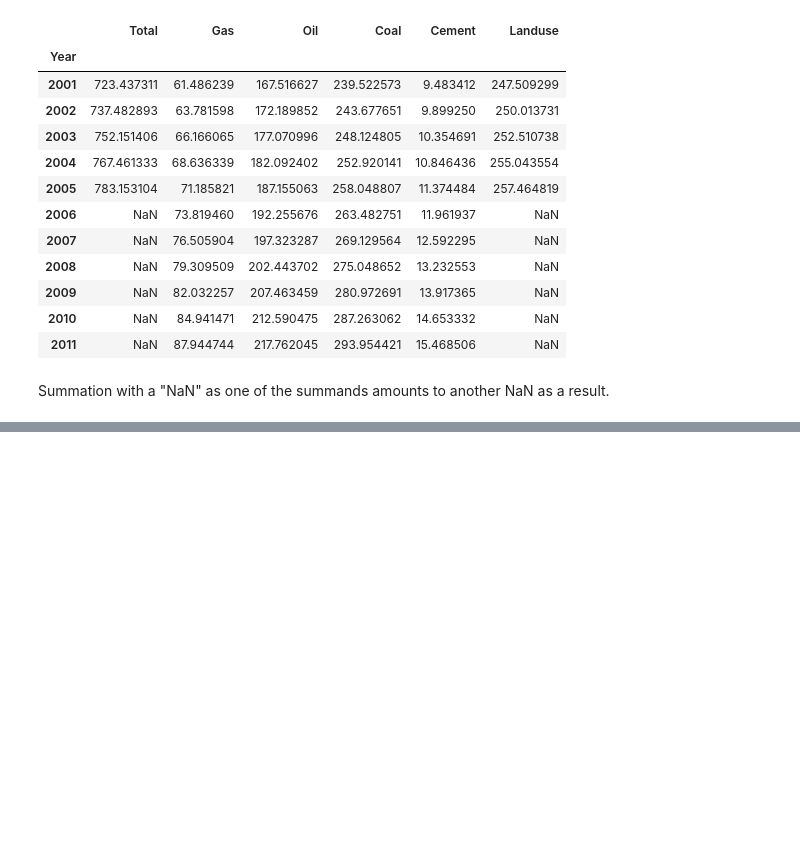
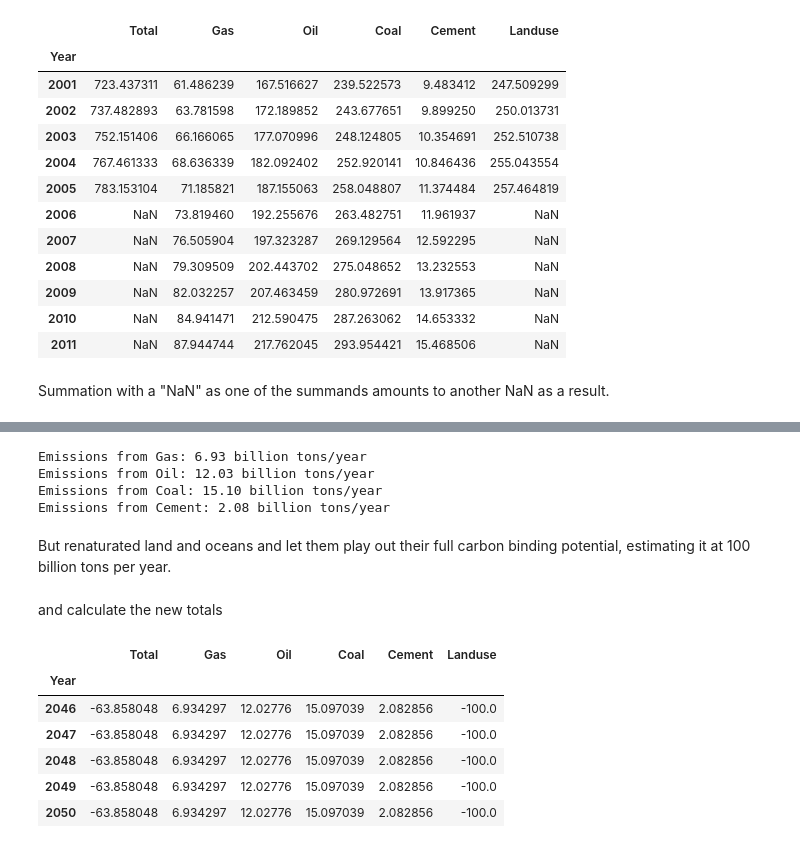
Before and after one commit to DocEpsilon/CO2-emissions-by-sources, a Jupyter notebook: Global CO2-Emissions incl Landuse.ipynb, the cells around one changed output, grey strips where cells are left out. Drawn from its saved outputs; the diff is of its cells as text; code cells hidden in the pictures; blank space fills up the shorter version.

Commit message:
Projected restoration of natural habitats..

```diff
--- a/Global CO2-Emissions incl Landuse.ipynb
+++ b/Global CO2-Emissions incl Landuse.ipynb
@@ -248,0 +324,2 @@ As Dr. Rao I dare say that we won't be able to tackle the climate crisis if we d
+# %%
+co2_projected = co2_emissions.reindex(range(1750,2051))
@@ -248,0 +328,28 @@ As Dr. Rao I dare say that we won't be able to tackle the climate crisis if we d
+# %%
+cols = ['Gas', 'Oil', 'Coal', 'Cement']
+for col in cols:
+    print("Emissions from {}: {:.2f} billion tons/year".format(col,co2_emissions.loc[2014, col]))
+    co2_projected.loc[2014:2050, col] = co2_emissions.loc[2014, col]
+# %% [output]
+Emissions from Gas: 6.93 billion tons/year
+Emissions from Oil: 12.03 billion tons/year
+Emissions from Coal: 15.10 billion tons/year
+Emissions from Cement: 2.08 billion tons/year
+# %% [markdown]
+But renaturated land and oceans and let them play out their full carbon binding potential, estimating it at 100 billion tons per year.
+# %%
+co2_projected.loc[slice(2020,2050), 'Landuse'] = -100
+# %% [markdown]
+and calculate the new totals
+# %%
+co2_projected['Total'] = co2_projected[['Gas', 'Oil', 'Coal', 'Cement', 'Landuse']].sum(axis=1)
+# %%
+co2_projected.tail()
+# %% [output]
+|  | Total | Gas | Oil | Coal | Cement | Landuse |
+| Year |  |  |  |  |  |  |
+| 2046 | -63.858048 | 6.934297 | 12.02776 | 15.097039 | 2.082856 | -100.0 |
+| 2047 | -63.858048 | 6.934297 | 12.02776 | 15.097039 | 2.082856 | -100.0 |
+| 2048 | -63.858048 | 6.934297 | 12.02776 | 15.097039 | 2.082856 | -100.0 |
+| 2049 | -63.858048 | 6.934297 | 12.02776 | 15.097039 | 2.082856 | -100.0 |
+| 2050 | -63.858048 | 6.934297 | 12.02776 | 15.097039 | 2.082856 | -100.0 |
```
Also changed, not shown: parts of 29 cells of this notebook.
